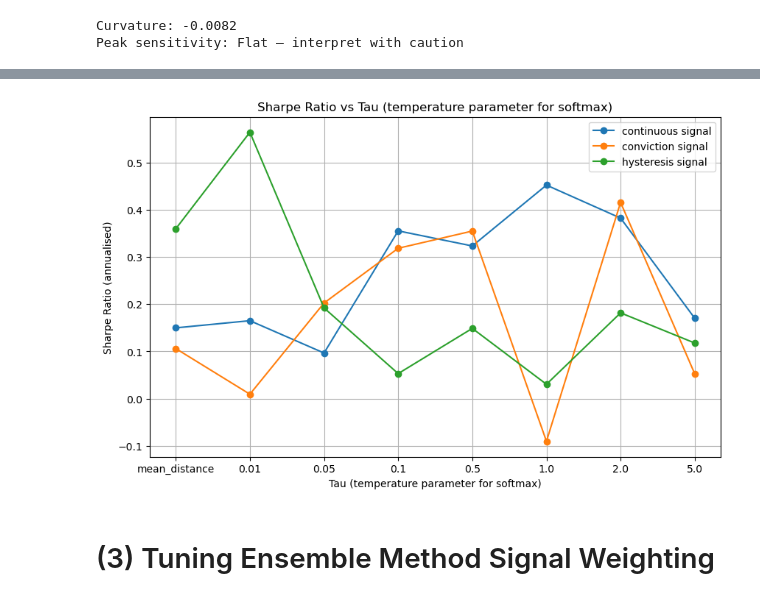
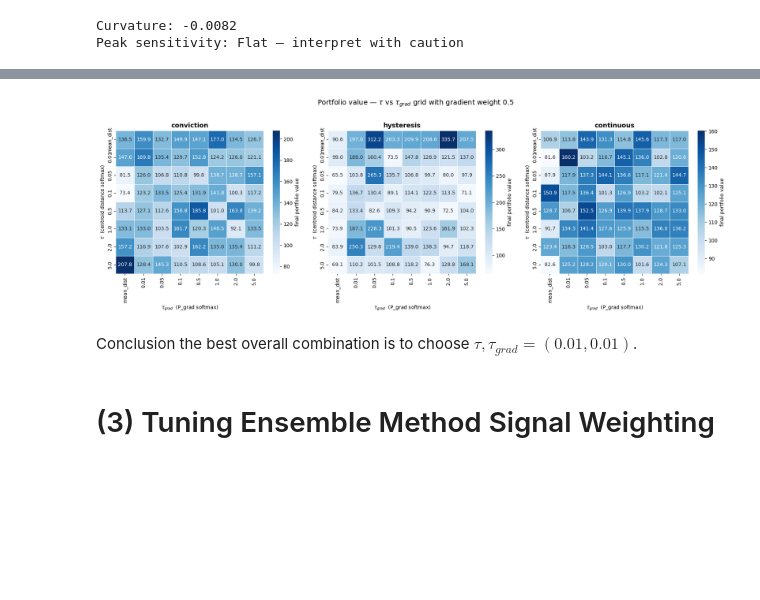
Before and after one commit to oscar10-wq/sw-kmeans-regime-detection, a Jupyter notebook: Tuning_algo.ipynb, the cells around one changed output, grey strips where cells are left out. Cells and saved outputs as stored; diff of their text form; code cells hidden in the pictures; blank space fills up the shorter version.

```diff
--- a/Tuning_algo.ipynb
+++ b/Tuning_algo.ipynb
@@ -421,45 +408,50 @@ Running for tau=5.0
 # %%
-#/Plotting the results
+tau_labels   = ["mean_dist" if t is None else str(t) for t in tau_list]
+tau_g_labels = ["mean_dist" if t is None else str(t) for t in tau_gradient_list]
 
-sharpe_results_continuous = {}
-for tau, portfolio_value in results_continuous.items():
-    returns = np.diff(portfolio_value) / portfolio_value[:-1]
-    if returns.std() > 0:
-        sharpe_continuous = (returns.mean() / returns.std()) * np.sqrt(252)  # annualised for 14 years
-    else:
-        sharpe_continuous = np.nan
-    sharpe_results_continuous[tau] = sharpe_continuous
+def results_to_matrix(results_dict):
+    mat = np.zeros((len(tau_list), len(tau_gradient_list)))
+    for i, t in enumerate(tau_list):
+        for j, tg in enumerate(tau_gradient_list):
+            tk  = "mean_distance" if t  is None else t
+            tgk = "mean_distance" if tg is None else tg
+            pv  = results_dict.get((tk, tgk))
+            if pv is None:
+                mat[i, j] = np.nan
+            elif hasattr(pv, "iloc"):          # pandas Series
+                mat[i, j] = float(pv.iloc[-1])
+            else:                              # numpy array or scalar
+                mat[i, j] = float(np.atleast_1d(np.asarray(pv)).flat[-1])
+    return mat
 
-sharpe_results_conviction = {}
-for tau, portfolio_value in results_conviction.items():
-    returns = np.diff(portfolio_value) / portfolio_value[:-1]
-    if returns.std() > 0:
-        sharpe_conviction = (returns.mean() / returns.std()) * np.sqrt(252)  # annualised for 14 years
-    else:
-        sharpe_conviction = np.nan
-    sharpe_results_conviction[tau] = sharpe_conviction
+fig, axes = plt.subplots(1, 3, figsize=(18, 6))
+for ax, (name, res) in zip(axes, [
+    ("conviction",  results_conviction),
+    ("hysteresis",  results_hysteresis),
+    ("continuous",  results_continuous),
+]):
+    df_mat = pd.DataFrame(
+        results_to_matrix(res),
+        index   = tau_labels,
+        columns = tau_g_labels,
+    )
+    sns.heatmap(
+        df_mat, ax=ax, annot=True, fmt=".1f", cmap="Blues",
+        linewidths=0.4, linecolor="white",
+        cbar_kws={"label": "final portfolio value"},
+    )
+    ax.set_title(f"{name}", fontsize=13, fontweight="bold")
+    ax.set_xlabel(r"$\tau_{grad}$  (P_grad softmax)", fontsize=10)
+    ax.set_ylabel(r"$\tau$  (centroid distance softmax)", fontsize=10)
 
-sharpe_results_hysteresis = {}
-for tau, portfolio_value in results_hysteresis.items():
-    returns = np.diff(portfolio_value) / portfolio_value[:-1]
-    if returns.std() > 0:
-        sharpe_hysteresis = (returns.mean() / returns.std()) * np.sqrt(252)  # annualised for 14 years
-    else:
-        sharpe_hysteresis = np.nan
-    sharpe_results_hysteresis[tau] = sharpe_hysteresis
-
-plt.figure(figsize=(10, 6))
-plt.plot(list(sharpe_results_continuous.keys()), list(sharpe_results_continuous.values()), marker='o', label = "continuous signal")
-plt.plot(list(sharpe_results_conviction.keys()), list(sharpe_results_conviction.values()), marker='o', label = "conviction signal")
-plt.plot(list(sharpe_results_hysteresis.keys()), list(sharpe_results_hysteresis.values()), marker='o', label = "hysteresis signal")
-plt.title('Sharpe Ratio vs Tau (temperature parameter for softmax)')
-plt.xlabel('Tau (temperature parameter for softmax)')
-plt.ylabel('Sharpe Ratio (annualised)')
-plt.grid()
-plt.legend()
+plt.suptitle(r"Portfolio value — $\tau$ vs $\tau_{grad}$ grid with gradient weight 0.5", fontsize=14, y=1.02)
+plt.tight_layout()
+plt.savefig("tau_confusion_matrix.png", dpi=150, bbox_inches="tight")
 plt.show()
 # %% [output]
-[figure, old version]
+[figure, new version]
+# %% [markdown]
+Conclusion the best overall combination is to choose $\tau, \tau_{grad} = (0.01, 0.01)$.
 # %% [markdown]
 # (3) Tuning Ensemble Method Signal Weighting
 # %%
```
Also changed, not shown: parts of 8 cells of this notebook, 16 other files.
